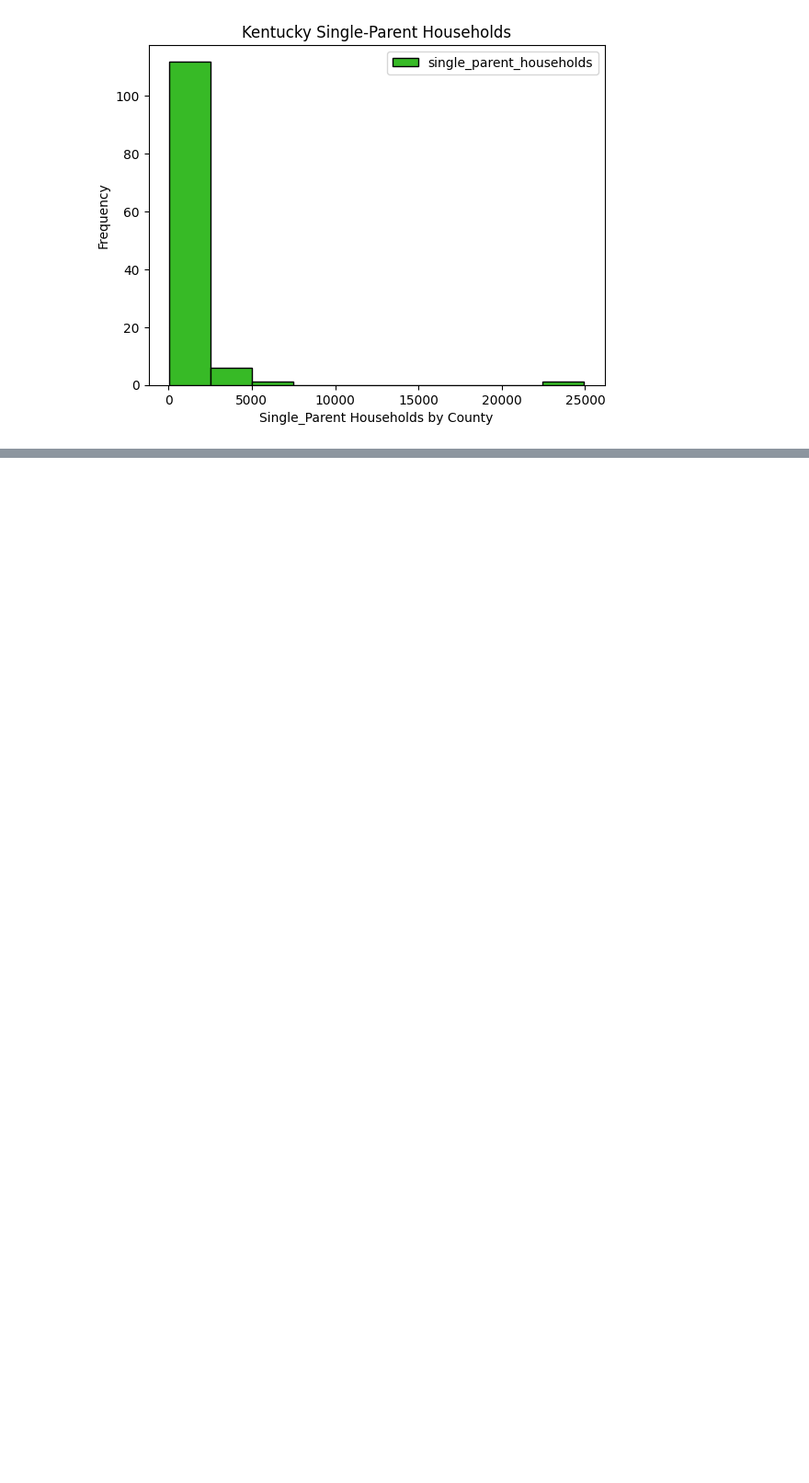
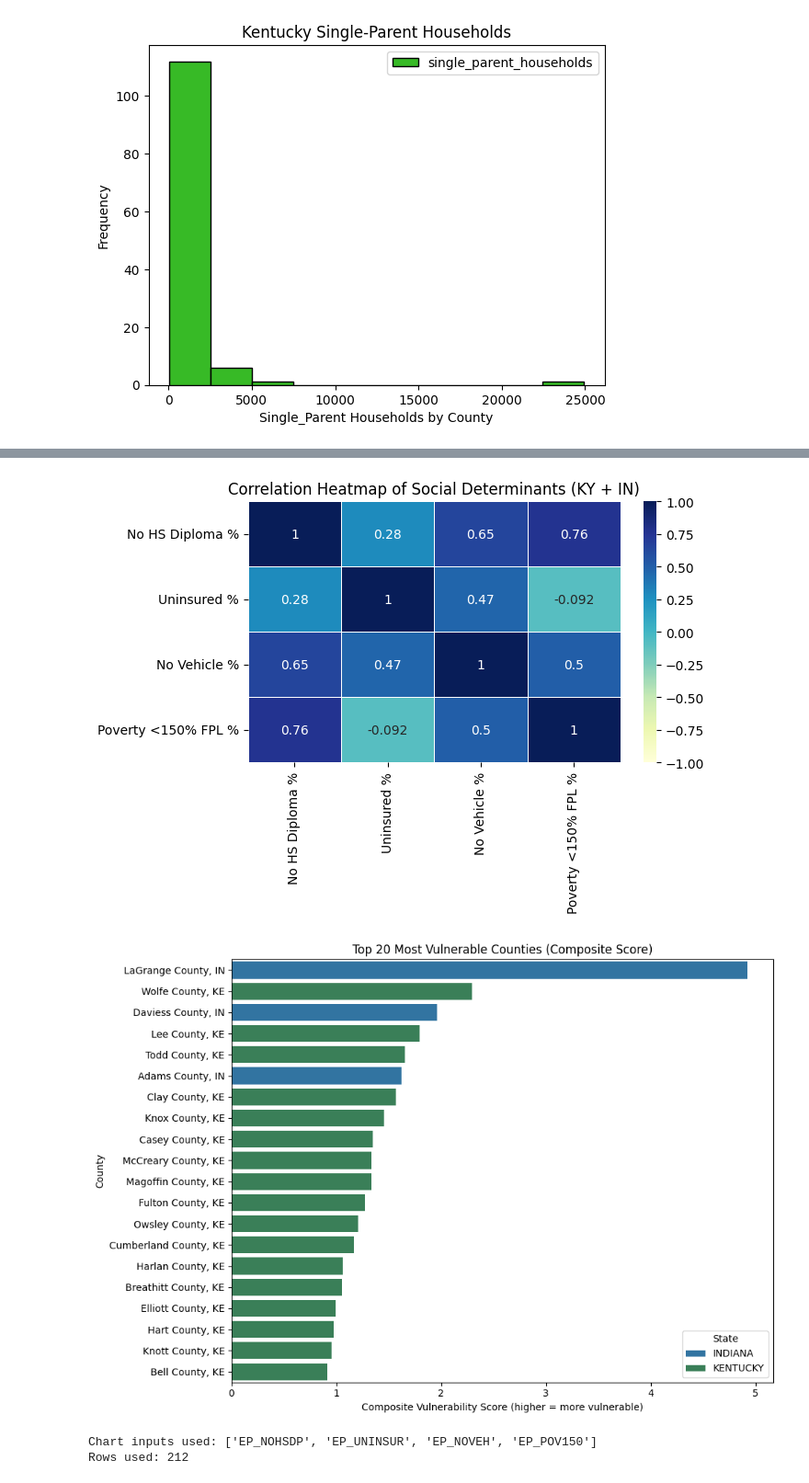
Before and after one commit to fmassaro1966/CYSocialDeterminatesFM, a Jupyter notebook: Notebook/Socialdeterminants2.ipynb, the cells around one changed output, grey strips where cells are left out. Shown at 92% size. Cells and saved outputs as stored; diff of their text form; code cells hidden in the pictures; blank space fills up the shorter version.

```diff
--- a/Notebook/Socialdeterminants2.ipynb
+++ b/Notebook/Socialdeterminants2.ipynb
@@ -530,7 +541,9 @@ Created database
 # %%
 import sqlite3
+from pathlib import Path
 
-conn = sqlite3.connect('socialdeterminates.db')
+db_path = Path('..') / 'Data' / 'socialdeterminates.db'
+conn = sqlite3.connect(db_path)
 cursor = conn.cursor()
-print("Database connected successfully.")
+print(f"Database connected successfully: {db_path.resolve()}")
 # %% [output]
@@ -537,0 +1014,74 @@ Database connected successfully.
+# %%
+# Two polished charts from fm_social_deter (KY vs IN)
+fm_df = pd.read_sql_query('SELECT * FROM "fm_social_deter"', conn)
+fm_df.columns = [c.strip() for c in fm_df.columns]
+lookup = {c.lower(): c for c in fm_df.columns}
+
+state_col = next((lookup[k] for k in ['state', 'state_name', 'st', 'st_abbr'] if k in lookup), None)
+county_col = next((lookup[k] for k in ['county', 'county_name'] if k in lookup), None)
+
+metric_candidates = [
+    ('EP_NOHSDP', 'No HS Diploma %'),
+    ('EP_UNINSUR', 'Uninsured %'),
+    ('EP_NOVEH', 'No Vehicle %'),
+    ('EP_POV150', 'Poverty <150% FPL %')
+]
+metrics = [(col, label) for col, label in metric_candidates if col in fm_df.columns]
+
+if state_col is None or county_col is None or len(metrics) < 2:
+    print('Missing required columns for graph gallery.')
+    print('Need state, county, and at least two of: EP_NOHSDP, EP_UNINSUR, EP_NOVEH, EP_POV150')
+    print('Available columns sample:')
+    print(fm_df.columns[:40].tolist())
+else:
+    plot_df = fm_df[[state_col, county_col] + [m[0] for m in metrics]].copy()
+    plot_df.columns = ['state', 'county'] + [m[0] for m in metrics]
+
+    plot_df['state'] = plot_df['state'].astype(str).str.upper().str.strip()
+    plot_df['state'] = plot_df['state'].replace({'KY': 'KENTUCKY', 'IN': 'INDIANA'})
+    plot_df['county'] = plot_df['county'].astype(str).str.strip()
+    plot_df = plot_df[plot_df['state'].isin(['KENTUCKY', 'INDIANA'])]
+    plot_df = plot_df[(plot_df['county'] != '') & (plot_df['county'].str.upper() != 'NAN')]
+
+    for col, _ in metrics:
+        plot_df[col] = pd.to_numeric(plot_df[col], errors='coerce')
+    plot_df = plot_df.dropna(subset=[m[0] for m in metrics], how='all')
+
+    # 1) Correlation heatmap among selected metrics
+    corr_df = plot_df[[m[0] for m in metrics]].corr()
+    rename_map = {col: label for col, label in metrics}
+    corr_df = corr_df.rename(index=rename_map, columns=rename_map)
+
+    plt.figure(figsize=(7, 5))
+    sns.heatmap(corr_df, annot=True, cmap='YlGnBu', vmin=-1, vmax=1, linewidths=0.5)
+    plt.title('Correlation Heatmap of Social Determinants (KY + IN)')
+    plt.tight_layout()
+    plt.show()
+
+    # 2) Top 20 counties by composite vulnerability score
+    score_df = plot_df[['state', 'county'] + [m[0] for m in metrics]].copy()
+    for col, _ in metrics:
+        s = score_df[col]
+        score_df[col + '_z'] = (s - s.mean()) / (s.std(ddof=0) if s.std(ddof=0) not in [0, None] else 1)
+    z_cols = [m[0] + '_z' for m in metrics]
+    score_df['vulnerability_score'] = score_df[z_cols].mean(axis=1)
+    score_df['county_state'] = score_df['county'] + ', ' + score_df['state'].str[:2]
+
+    top20 = score_df.sort_values('vulnerability_score', ascending=False).head(20)
+
+    plt.figure(figsize=(10, 7))
+    sns.barplot(data=top20, y='county_state', x='vulnerability_score', hue='state', dodge=False, palette={'KENTUCKY':'#2E8B57','INDIANA':'#1F77B4'})
+    plt.title('Top 20 Most Vulnerable Counties (Composite Score)')
+    plt.xlabel('Composite Vulnerability Score (higher = more vulnerable)')
+    plt.ylabel('County')
+    plt.legend(title='State')
+    plt.tight_layout()
+    plt.show()
+
+    print('Chart inputs used:', [m[0] for m in metrics])
+    print('Rows used:', len(plot_df))
+# %% [output]
+[figure, added]
+[figure, added]
+Chart inputs used: ['EP_NOHSDP', 'EP_UNINSUR', 'EP_NOVEH', 'EP_POV150']
+Rows used: 212
```
Also changed, not shown: parts of 31 cells of this notebook, 3 other files.
